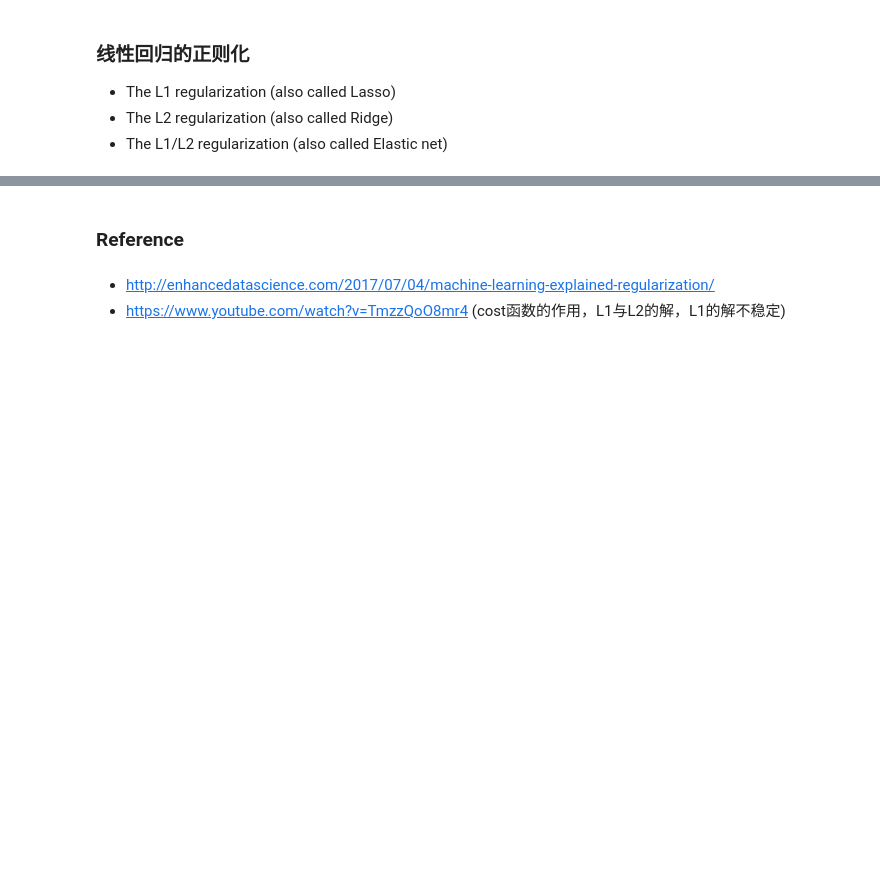
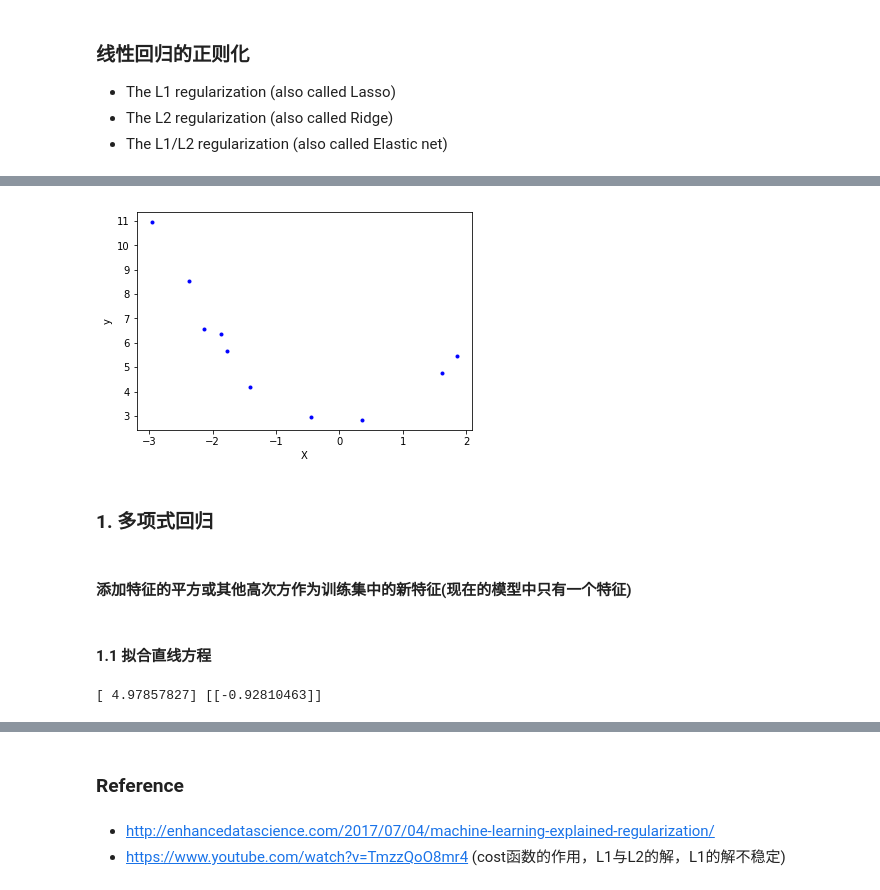
Before and after one commit to OnlyBelter/jupyter-note, a Jupyter notebook: machine_learning/math&symbol/正则化(Regularization).ipynb, the cells around one changed output, grey strips where cells are left out. Cells and saved outputs as stored; diff of their text form; code cells hidden in the pictures; blank space fills up the shorter version.

```diff
--- a/machine_learning/math&symbol/正则化(Regularization).ipynb
+++ b/machine_learning/math&symbol/正则化(Regularization).ipynb
@@ -17,0 +27,33 @@ plt.show()
+# %%
+data = np.array([[ -2.95507616,  10.94533252],
+       [ -0.44226119,   2.96705822],
+       [ -2.13294087,   6.57336839],
+       [  1.84990823,   5.44244467],
+       [  0.35139795,   2.83533936],
+       [ -1.77443098,   5.6800407 ],
+       [ -1.8657203 ,   6.34470814],
+       [  1.61526823,   4.77833358],
+       [ -2.38043687,   8.51887713],
+       [ -1.40513866,   4.18262786]])
+# %%
+m = data.shape[0]
+X = data[:, 0].reshape(-1, 1)  # 将array转换成矩阵
+y = data[:, 1].reshape(-1, 1)
+plt.plot(X, y, "b.")
+plt.xlabel('X')
+plt.ylabel('y')
+plt.savefig('regularization-1.png', dpi=200)
+# %% [output]
+[figure, added]
+# %% [markdown]
+### 1. 多项式回归
+# %% [markdown]
+#### 添加特征的平方或其他高次方作为训练集中的新特征(现在的模型中只有一个特征)
+# %% [markdown]
+#### 1.1 拟合直线方程
+# %%
+lin_reg = LinearRegression()
+lin_reg.fit(X, y)
+print(lin_reg.intercept_, lin_reg.coef_)
+# %% [output]
+[ 4.97857827] [[-0.92810463]]
```
Also changed, not shown: parts of 60 cells of this notebook, 9 other files.
